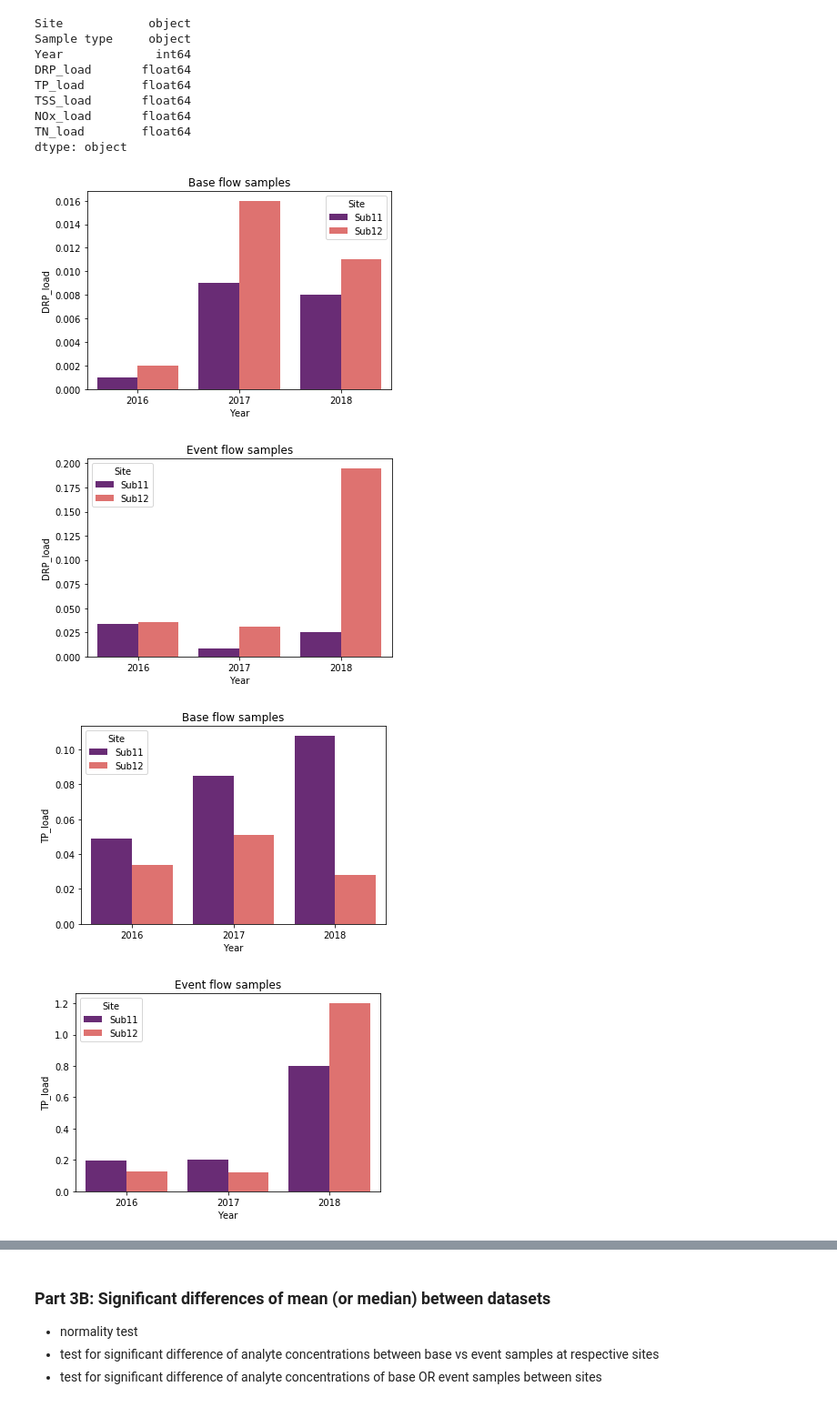
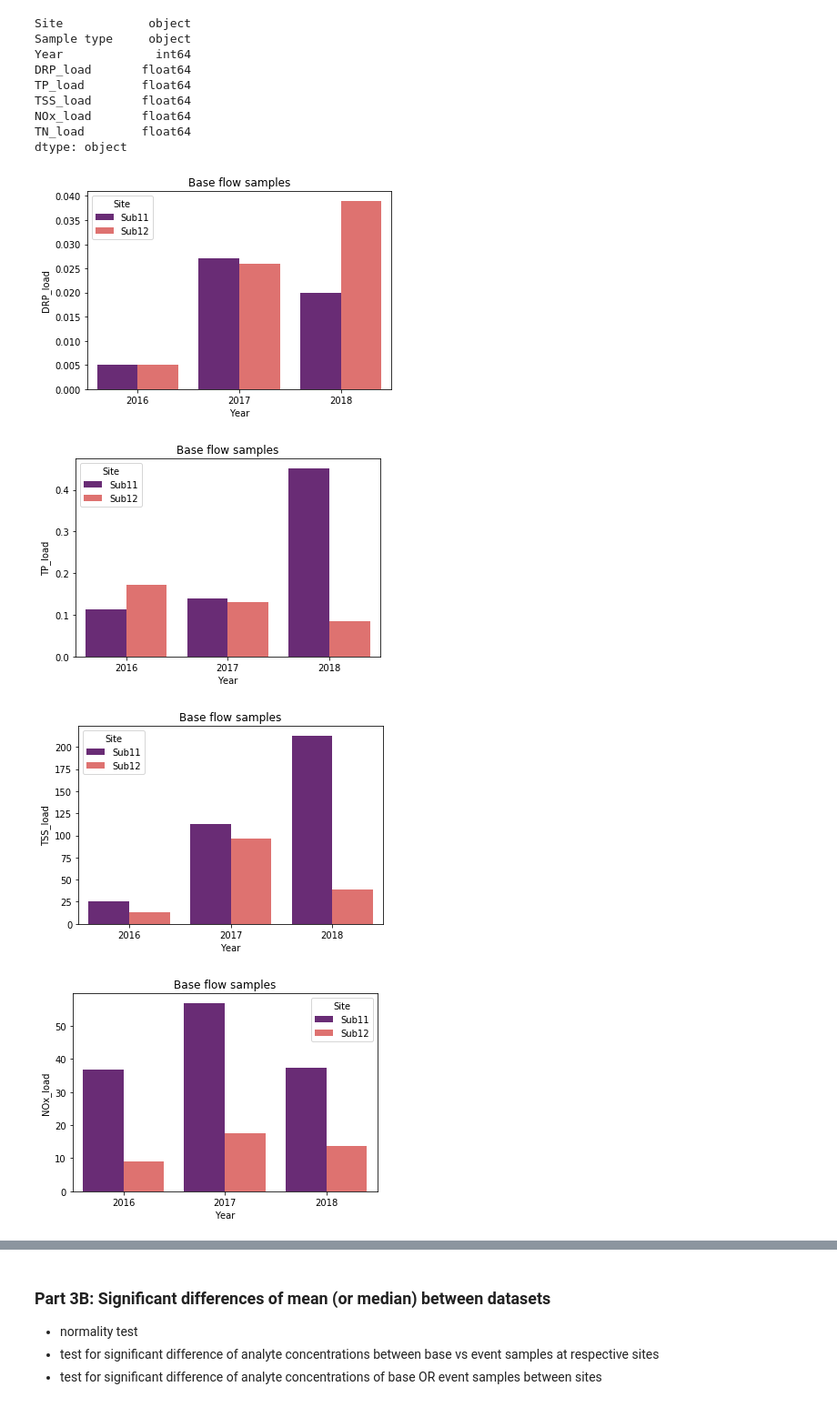
Before and after one commit to jiyeow/jy_project, a Jupyter notebook: ABE516x_finalproject.ipynb, the cells around one changed output, grey strips where cells are left out. Shown at 91% size. Cells and saved outputs as stored; diff of their text form; code cells hidden in the pictures.

```diff
--- a/ABE516x_finalproject.ipynb
+++ b/ABE516x_finalproject.ipynb
@@ -224,9 +205,12 @@ data_load.head()
 # %%
 # calculate the analyte load by multiplying flow and concentration, then remove concentration column
 list_of_analytes = ['DRP', 'TP', 'TSS', 'NOx', 'TN']
+# actual catchment area of 11 and 12 were 229 and 221 ha respectively. I simplified this for last min changes to calculation
+area_drain = 225
 
 for x in list_of_analytes:
-    data_load[x + '_load'] = data_load['Flow'] * data_load[x]
+    data_load[x + '_load'] = data_load['Flow'] * data_load[x] * data_load ['Duration (day)'] *86400*1000/1000000/area_drain
+
 
 data_load = data_load.drop(columns=['DRP', 'TP', 'TSS', 'NOx', 'TN'])
 data_load.head()
@@ -290,19 +274,23 @@ dtype: object
 # %%
 load_base = data_load_summary[data_load_summary['Sample type']=='Base']
 load_event = data_load_summary[data_load_summary['Sample type']=='Event']
 
 list_of_analytes = ['DRP_load', 'TP_load', 'TSS_load', 'NOx_load', 'TN_load']
 for y in list_of_analytes:
     base_plot = sns.barplot(x="Year", y=y, hue='Site', data=load_base , palette = 'magma')
     plt.title('Base flow samples')
     plt.show()
+    #base_plot.figure.savefig(('Base flow' + y), dpi=fig.dpi)
+
+for y in list_of_analytes:
     event_plot = sns.barplot(x="Year", y=y,  hue='Site', data=load_event, palette = 'magma')
     plt.title('Event flow samples')
     plt.show()
+    #event_plot.figure.savefig(('Event flow' + y), dpi=fig.dpi)
 
 # can add the save fig function later - to export fig into the website
 # %% [output]
-[figure, old version]
+[figure, new version]
-[figure, old version]
+[figure, new version]
-[figure, old version]
+[figure, new version]
-[figure, old version]
+[figure, new version]
```
Also changed, not shown: parts of 13 cells of this notebook.
